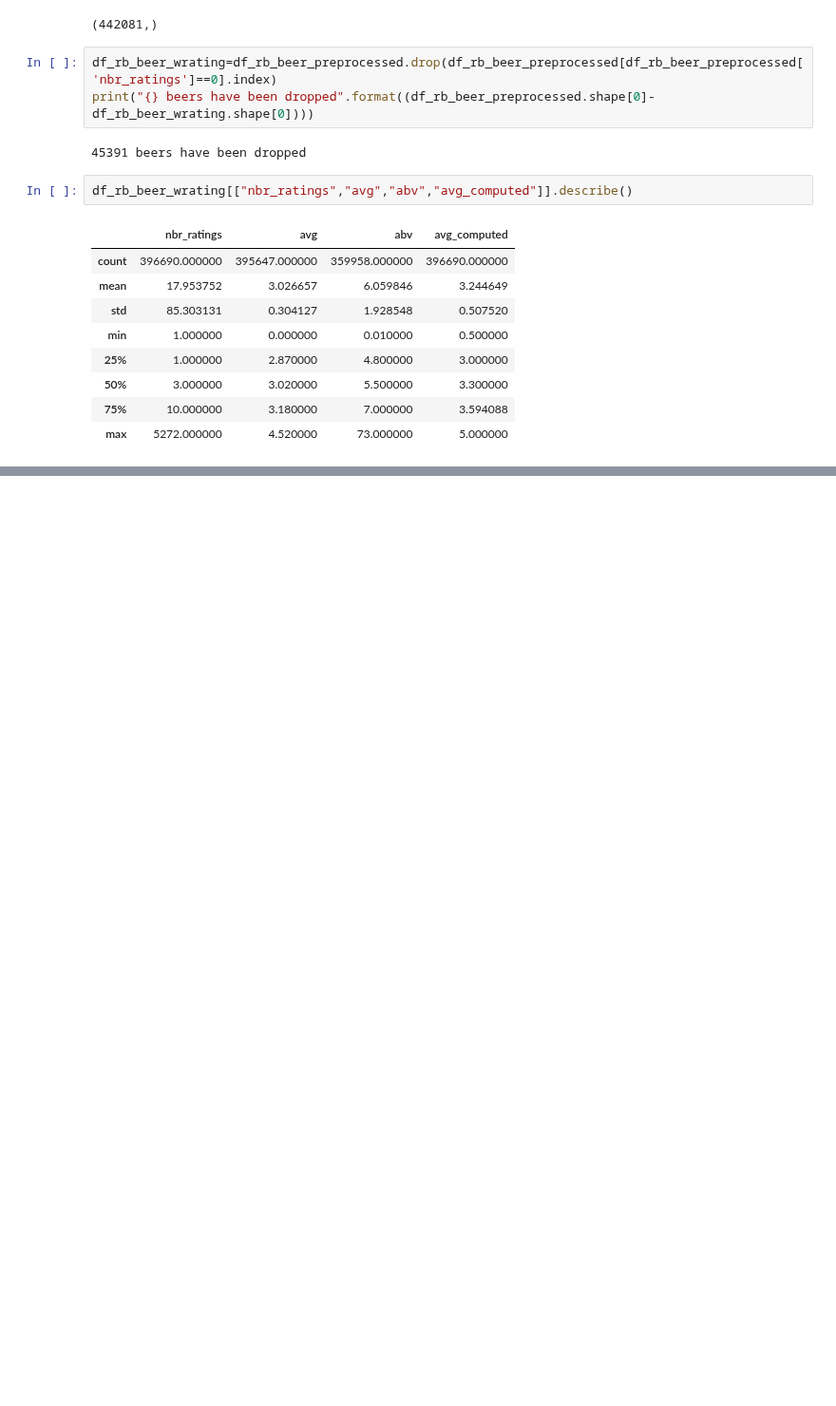
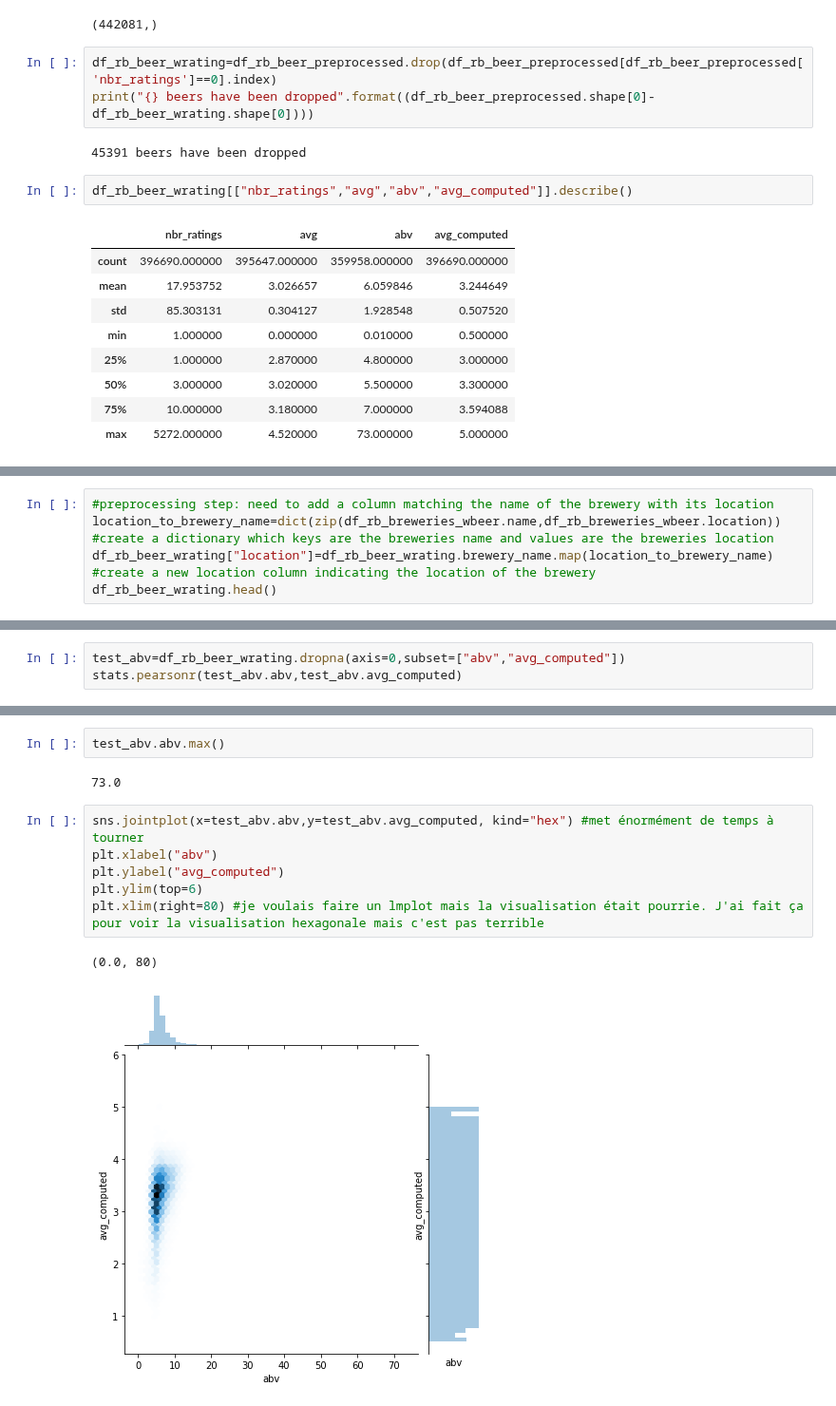
Before and after one commit to epfl-ada/ada-2022-project-hotchocolate, a Jupyter notebook: Exploration_of_RateBeer_dataset.ipynb, the cells around one changed output, grey strips where cells are left out. Shown at 95% size. Drawn from its saved outputs; the diff is of its cells as text; blank space fills up the shorter version.

```diff
--- a/Exploration_of_RateBeer_dataset.ipynb
+++ b/Exploration_of_RateBeer_dataset.ipynb
@@ -302,0 +366,5 @@ df_rb_beer_wrating[["nbr_ratings","avg","abv","avg_computed"]].describe()
+# %%
+#preprocessing step: need to add a column matching the name of the brewery with its location
+location_to_brewery_name=dict(zip(df_rb_breweries_wbeer.name,df_rb_breweries_wbeer.location)) #create a dictionary which keys are the breweries name and values are the breweries location
+df_rb_beer_wrating["location"]=df_rb_beer_wrating.brewery_name.map(location_to_brewery_name) #create a new location column indicating the location of the brewery
+df_rb_beer_wrating.head()
@@ -302,0 +447,3 @@ df_rb_beer_wrating[["nbr_ratings","avg","abv","avg_computed"]].describe()
+# %%
+test_abv=df_rb_beer_wrating.dropna(axis=0,subset=["abv","avg_computed"])
+stats.pearsonr(test_abv.abv,test_abv.avg_computed)
@@ -302,0 +464,13 @@ df_rb_beer_wrating[["nbr_ratings","avg","abv","avg_computed"]].describe()
+# %%
+test_abv.abv.max()
+# %% [output]
+73.0
+# %%
+sns.jointplot(x=test_abv.abv,y=test_abv.avg_computed, kind="hex") #met énormément de temps à tourner
+plt.xlabel("abv")
+plt.ylabel("avg_computed")
+plt.ylim(top=6)
+plt.xlim(right=80) #je voulais faire un lmplot mais la visualisation était pourrie. J'ai fait ça pour voir la visualisation hexagonale mais c'est pas terrible
+# %% [output]
+(0.0, 80)
+[figure, added]
```
Also changed, not shown: parts of 16 cells of this notebook.
